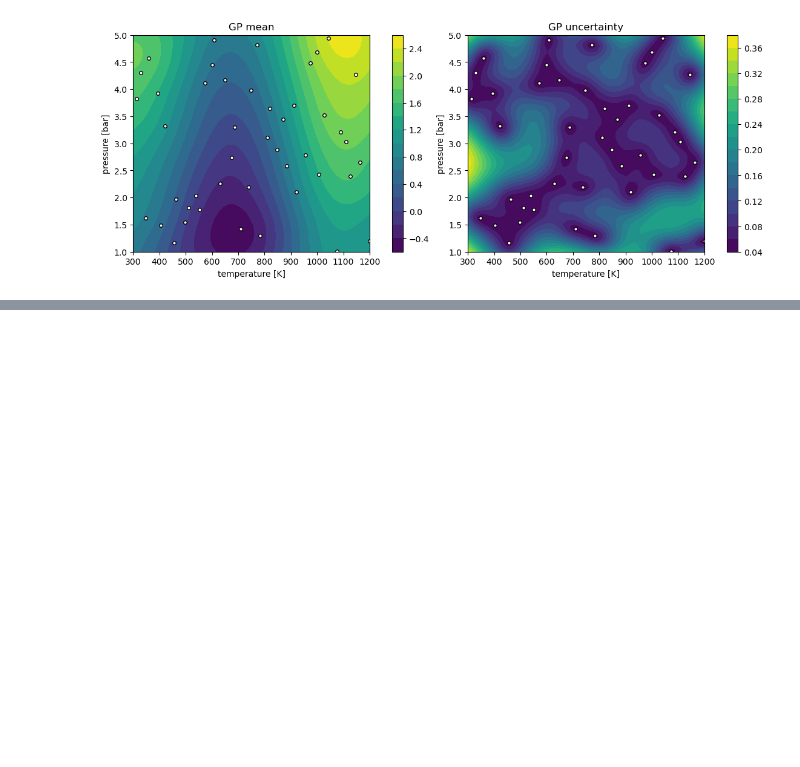
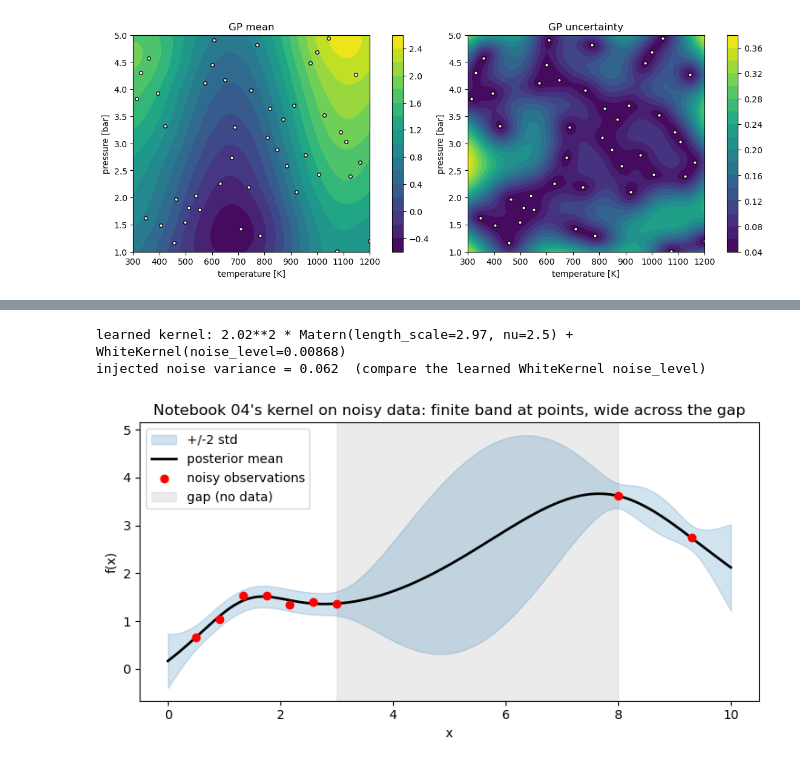
Before and after one commit to georgemilosh/conecast, a Jupyter notebook: notebooks/01_gp_tutorial.ipynb, the cells around one changed output, grey strips where cells are left out. Saved outputs shown, nothing was run; the diff lists cells and outputs as text; code cells hidden in the pictures; blank space fills up the shorter version.

```diff
--- a/notebooks/01_gp_tutorial.ipynb
+++ b/notebooks/01_gp_tutorial.ipynb
@@ -225,0 +320,37 @@ fig.colorbar(im1, ax=axes[1])
+# %%
+from sklearn.gaussian_process import GaussianProcessRegressor
+from sklearn.gaussian_process.kernels import ConstantKernel, Matern, WhiteKernel
+
+# NOISY observations (unlike Example 1) so the WhiteKernel has a job to do. Points are placed as
+# a dense cluster on the left, two on the right, and a deliberate GAP in the middle (3 < x < 8),
+# so you can see BOTH effects: finite noise at every point AND data density driving the width.
+rng = np.random.default_rng(0)
+NOISE = 0.25
+x_demo = np.concatenate([np.linspace(0.5, 3.0, 7), np.array([8.0, 9.3])]).reshape(-1, 1)
+y_demo = truth(x_demo).ravel() + rng.normal(0.0, NOISE, size=x_demo.shape[0])   # `truth` from Example 1
+
+# The same composite kernel notebook 04 uses, in 1-D - and we LET the optimizer learn the
+# hyperparameters: fit() maximizes the log marginal likelihood, searching inside the *_bounds.
+demo_kernel = (
+    ConstantKernel(1.0, (1e-3, 1e5))                                     # signal amplitude
+    * Matern(length_scale=1.0, length_scale_bounds=(1e-2, 1e4), nu=2.5)  # correlation + smoothness
+    + WhiteKernel(noise_level=0.1, noise_level_bounds=(1e-5, 1e1))       # observation noise
+)
+gp_fit = GaussianProcessRegressor(kernel=demo_kernel, n_restarts_optimizer=3, random_state=0)
+gp_fit.fit(x_demo, y_demo)
+
+print("learned kernel:", gp_fit.kernel_)
+print(f"injected noise variance = {NOISE**2:.3f}  (compare the learned WhiteKernel noise_level)")
+
+mean, std = gp_fit.predict(x, return_std=True)
+plt.figure(figsize=(7.5, 4))
+plt.fill_between(x.ravel(), mean - 2 * std, mean + 2 * std, alpha=0.2, color="tab:blue", label="+/-2 std")
+plt.plot(x, mean, "k", lw=2, label="posterior mean")
+plt.scatter(x_demo, y_demo, c="red", zorder=5, label="noisy observations")
+plt.axvspan(3.0, 8.0, color="0.85", alpha=0.5, zorder=0, label="gap (no data)")
+plt.title("Notebook 04's kernel on noisy data: finite band at points, wide across the gap")
+plt.xlabel("x"); plt.ylabel("f(x)"); plt.legend(loc="upper left"); plt.tight_layout()
+# %% [output]
+learned kernel: 2.02**2 * Matern(length_scale=2.97, nu=2.5) + WhiteKernel(noise_level=0.00868)
+injected noise variance = 0.062  (compare the learned WhiteKernel noise_level)
+[figure, added]
```
Also changed, not shown: parts of 4 cells of this notebook.
